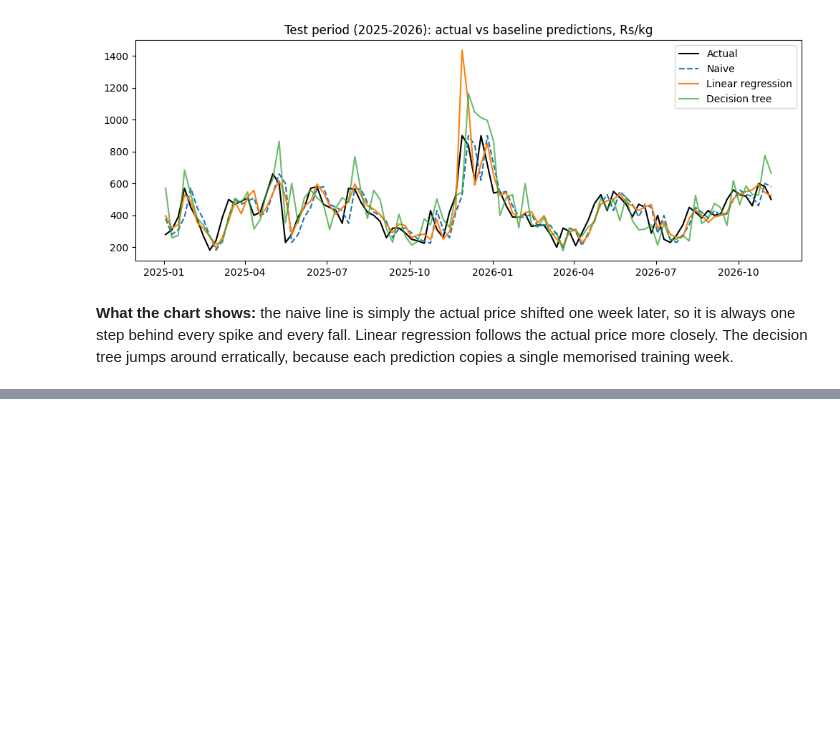
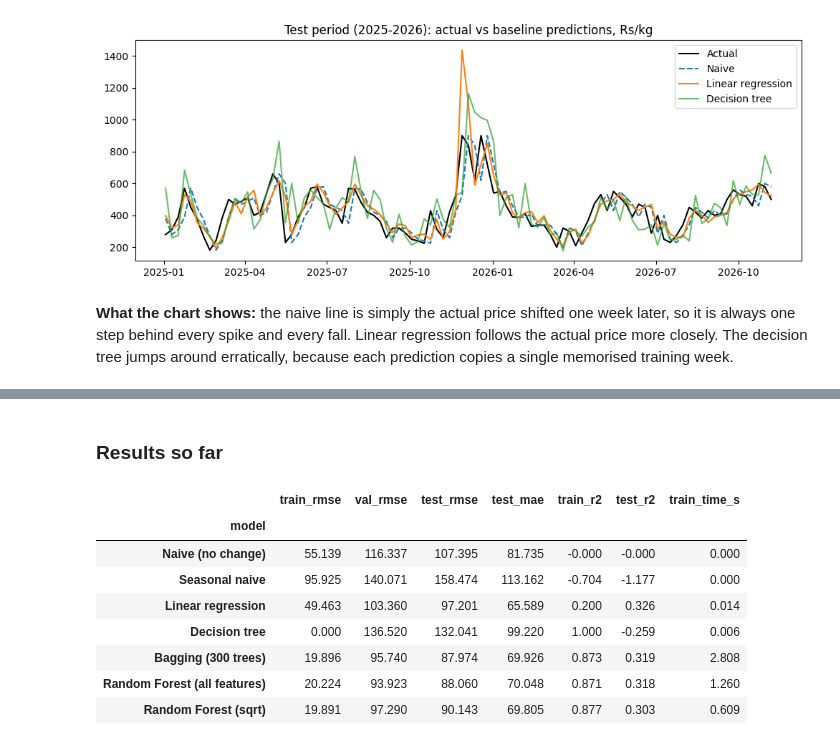
Before and after one commit to renulucshmi/pettah-beans-price-forecast, a Jupyter notebook: ensemble_assignment.ipynb, the cells around one changed output, grey strips where cells are left out. Drawn from its saved outputs; the diff is of its cells as text; code cells hidden in the pictures; blank space fills up the shorter version.

```diff
--- a/ensemble_assignment.ipynb
+++ b/ensemble_assignment.ipynb
@@ -601,0 +655,15 @@ res.to_csv("results/results_step4_baselines.csv")
+# %% [markdown]
+### Results so far
+# %%
+res = pd.DataFrame(results).set_index("model")
+res.round(3)
+# %% [output]
+|  | train_rmse | val_rmse | test_rmse | test_mae | train_r2 | test_r2 | train_time_s |
+| model |  |  |  |  |  |  |  |
+| Naive (no change) | 55.139 | 116.337 | 107.395 | 81.735 | -0.000 | -0.000 | 0.000 |
+| Seasonal naive | 95.925 | 140.071 | 158.474 | 113.162 | -0.704 | -1.177 | 0.000 |
+| Linear regression | 49.463 | 103.360 | 97.201 | 65.589 | 0.200 | 0.326 | 0.014 |
+| Decision tree | 0.000 | 136.520 | 132.041 | 99.220 | 1.000 | -0.259 | 0.006 |
+| Bagging (300 trees) | 19.896 | 95.740 | 87.974 | 69.926 | 0.873 | 0.319 | 2.808 |
+| Random Forest (all features) | 20.224 | 93.923 | 88.060 | 70.048 | 0.871 | 0.318 | 1.260 |
+| Random Forest (sqrt) | 19.891 | 97.290 | 90.143 | 69.805 | 0.877 | 0.303 | 0.609 |
```
Also changed, not shown: parts of 18 cells of this notebook, 1 other file.
